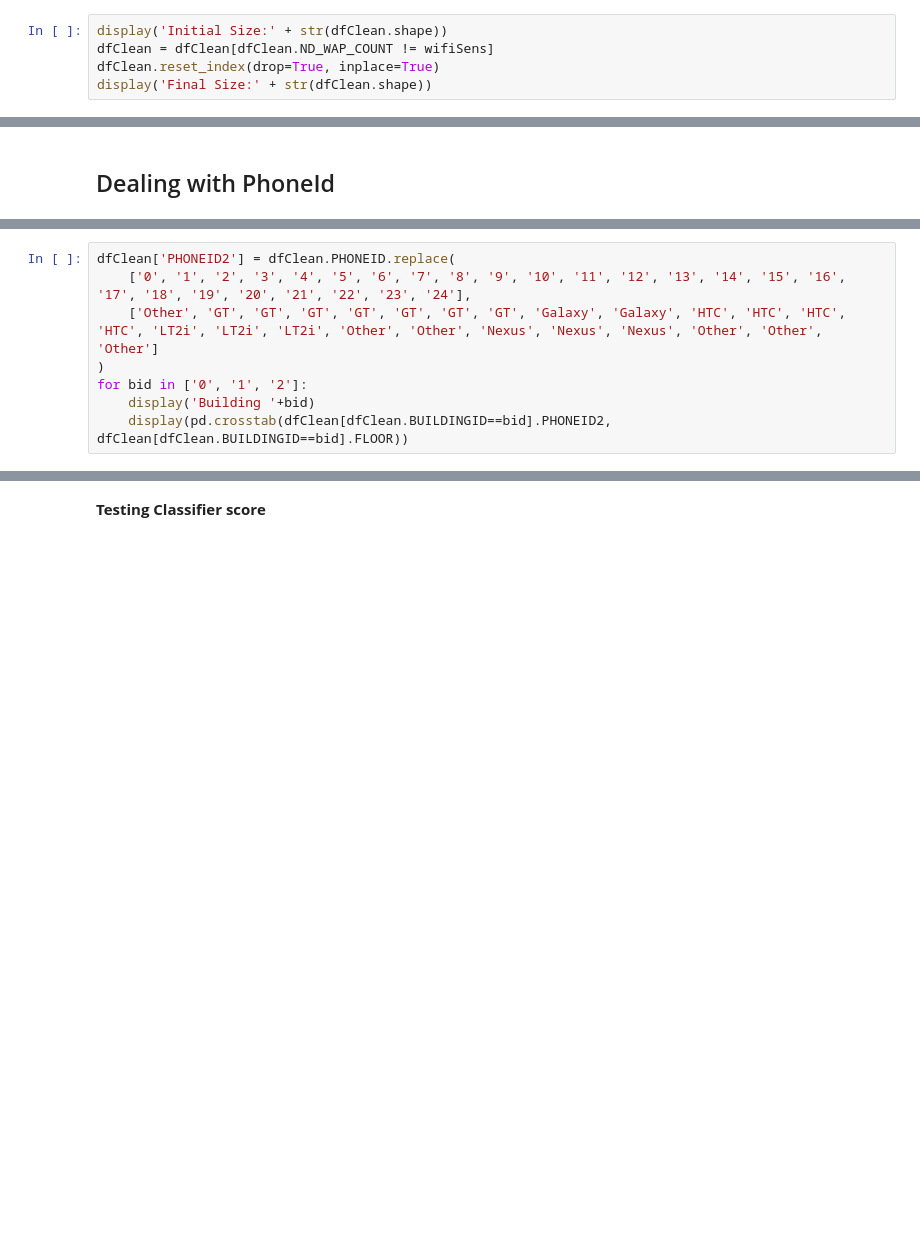
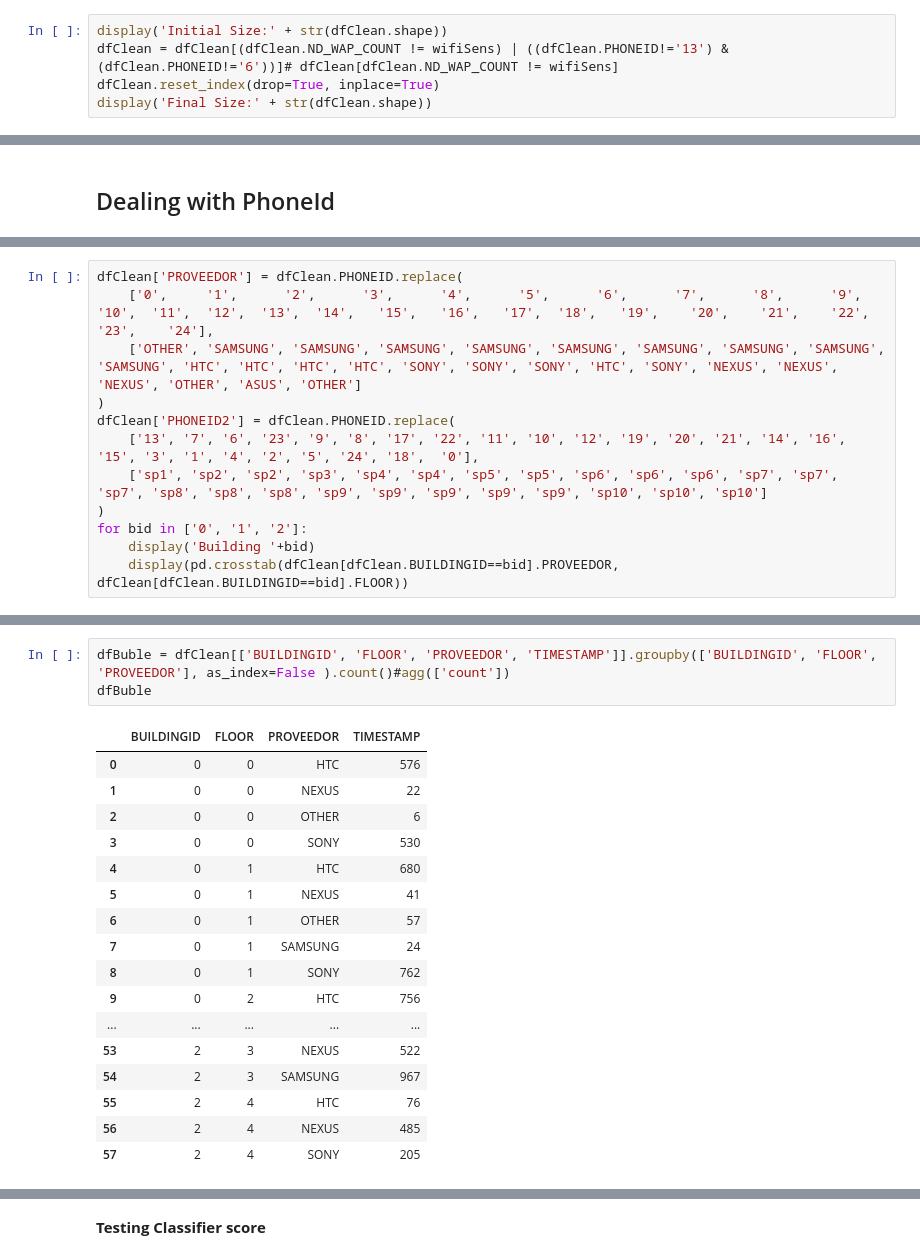
Before and after one commit to ohuarcaya/HyperparameterSearch, a Jupyter notebook: mhSearch/DataFiltering.ipynb, the cells around one changed output, grey strips where cells are left out. Saved outputs shown, nothing was run; the diff lists cells and outputs as text; blank space fills up the shorter version.

```diff
--- a/mhSearch/DataFiltering.ipynb
+++ b/mhSearch/DataFiltering.ipynb
@@ -185,6 +207,6 @@ _These data would be relevant if we had at least one signal that made us disting
 # %%
 display('Initial Size:' + str(dfClean.shape))
-dfClean = dfClean[dfClean.ND_WAP_COUNT != wifiSens]
+dfClean = dfClean[(dfClean.ND_WAP_COUNT != wifiSens) | ((dfClean.PHONEID!='13') & (dfClean.PHONEID!='6'))]# dfClean[dfClean.ND_WAP_COUNT != wifiSens]
 dfClean.reset_index(drop=True, inplace=True)
 display('Final Size:' + str(dfClean.shape))
 # %% [output]
@@ -226,10 +245,14 @@ dfClean.PHONEID.value_counts()
 5       17
 Name: PHONEID, dtype: int64
 # %%
+dfClean['PROVEEDOR'] = dfClean.PHONEID.replace(
+    ['0',     '1',      '2',      '3',      '4',      '5',      '6',      '7',      '8',      '9',      '10',  '11',  '12',  '13',  '14',   '15',   '16',   '17',  '18',   '19',    '20',    '21',    '22',    '23',    '24'],
+    ['OTHER', 'SAMSUNG', 'SAMSUNG', 'SAMSUNG', 'SAMSUNG', 'SAMSUNG', 'SAMSUNG', 'SAMSUNG', 'SAMSUNG', 'SAMSUNG', 'HTC', 'HTC', 'HTC', 'HTC', 'SONY', 'SONY', 'SONY', 'HTC', 'SONY', 'NEXUS', 'NEXUS', 'NEXUS', 'OTHER', 'ASUS', 'OTHER']
+)
 dfClean['PHONEID2'] = dfClean.PHONEID.replace(
-    ['0', '1', '2', '3', '4', '5', '6', '7', '8', '9', '10', '11', '12', '13', '14', '15', '16', '17', '18', '19', '20', '21', '22', '23', '24'],
-    ['Other', 'GT', 'GT', 'GT', 'GT', 'GT', 'GT', 'GT', 'Galaxy', 'Galaxy', 'HTC', 'HTC', 'HTC', 'HTC', 'LT2i', 'LT2i', 'LT2i', 'Other', 'Other', 'Nexus', 'Nexus', 'Nexus', 'Other', 'Other', 'Other']
+    ['13', '7', '6', '23', '9', '8', '17', '22', '11', '10', '12', '19', '20', '21', '14', '16', '15', '3', '1', '4', '2', '5', '24', '18',  '0'],
+    ['sp1', 'sp2', 'sp2', 'sp3', 'sp4', 'sp4', 'sp5', 'sp5', 'sp6', 'sp6', 'sp6', 'sp7', 'sp7', 'sp7', 'sp8', 'sp8', 'sp8', 'sp9', 'sp9', 'sp9', 'sp9', 'sp9', 'sp10', 'sp10', 'sp10']
 )
 for bid in ['0', '1', '2']:
     display('Building '+bid)
-    display(pd.crosstab(dfClean[dfClean.BUILDINGID==bid].PHONEID2, dfClean[dfClean.BUILDINGID==bid].FLOOR))
+    display(pd.crosstab(dfClean[dfClean.BUILDINGID==bid].PROVEEDOR, dfClean[dfClean.BUILDINGID==bid].FLOOR))
@@ -235,0 +286,21 @@ for bid in ['0', '1', '2']:
+# %%
+dfBuble = dfClean[['BUILDINGID', 'FLOOR', 'PROVEEDOR', 'TIMESTAMP']].groupby(['BUILDINGID', 'FLOOR', 'PROVEEDOR'], as_index=False ).count()#agg(['count'])
+dfBuble
+# %% [output]
+|  | BUILDINGID | FLOOR | PROVEEDOR | TIMESTAMP |
+| 0 | 0 | 0 | HTC | 576 |
+| 1 | 0 | 0 | NEXUS | 22 |
+| 2 | 0 | 0 | OTHER | 6 |
+| 3 | 0 | 0 | SONY | 530 |
+| 4 | 0 | 1 | HTC | 680 |
+| 5 | 0 | 1 | NEXUS | 41 |
+| 6 | 0 | 1 | OTHER | 57 |
+| 7 | 0 | 1 | SAMSUNG | 24 |
+| 8 | 0 | 1 | SONY | 762 |
+| 9 | 0 | 2 | HTC | 756 |
+| ... | ... | ... | ... | ... |
+| 53 | 2 | 3 | NEXUS | 522 |
+| 54 | 2 | 3 | SAMSUNG | 967 |
+| 55 | 2 | 4 | HTC | 76 |
+| 56 | 2 | 4 | NEXUS | 485 |
+| 57 | 2 | 4 | SONY | 205 |
```
Also changed, not shown: parts of 16 cells of this notebook, 11 other files.
